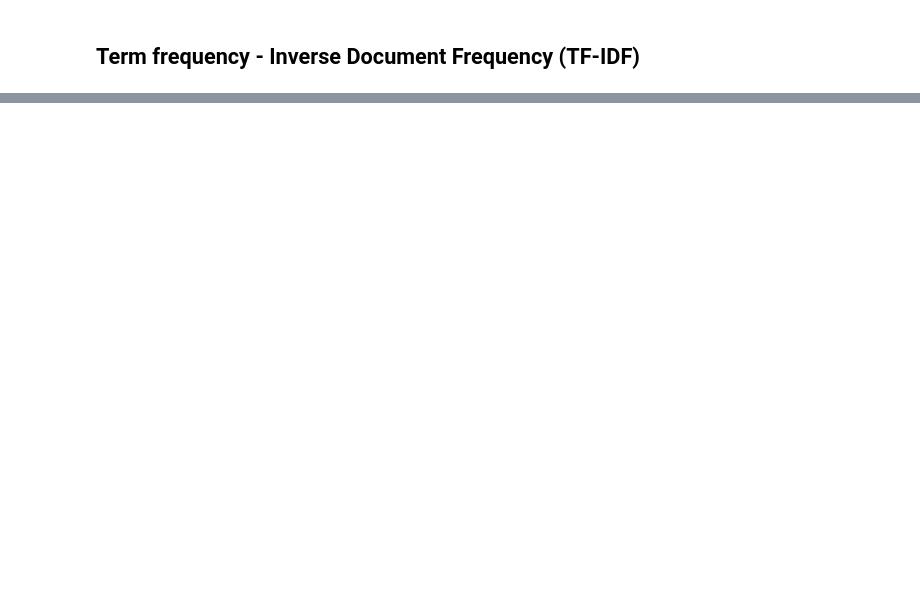
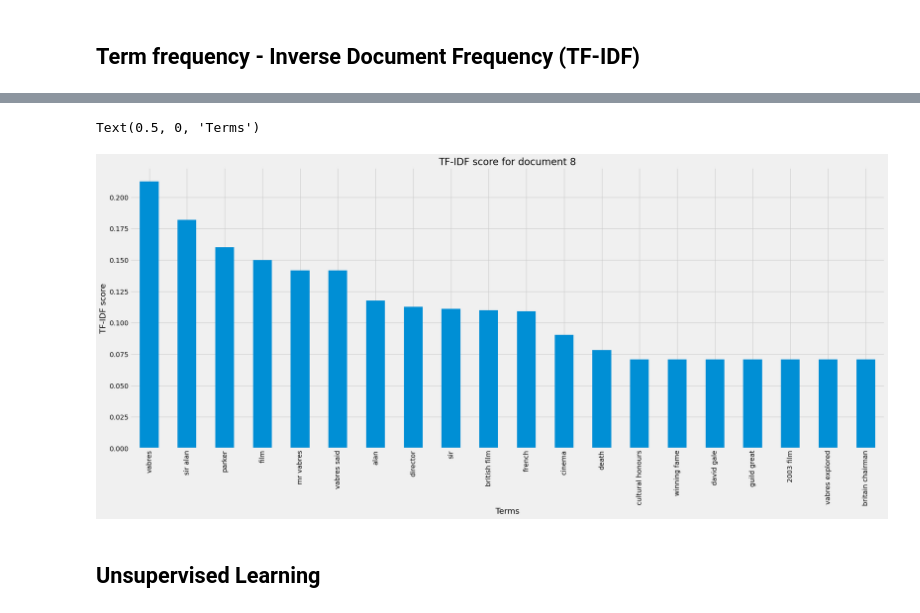
Before and after one commit to cmannnn/bbc_news_classification, a Jupyter notebook: bbc_news_classification.ipynb, the cells around one changed output, grey strips where cells are left out. Drawn from its saved outputs; the diff is of its cells as text; code cells hidden in the pictures; blank space fills up the shorter version.

```diff
--- a/bbc_news_classification.ipynb
+++ b/bbc_news_classification.ipynb
@@ -179,6 +189,6 @@ Name: Text, dtype: object
 # %%
 tfidf = TfidfVectorizer(ngram_range=(1, 2), stop_words='english')
 
-features = tfidf.fit_transform(df_train)
+features = tfidf.fit_transform(df_train_text)
 
 df_tfidf = pd.DataFrame(features.toarray(), columns=tfidf.get_feature_names_out())
@@ -198,5 +212,13 @@ IndexError: single positional indexer is out-of-bounds
 # %%
 plt.style.use('fivethirtyeight')
 fig, ax = plt.subplots(figsize = (25, 10))
 
-plt.bar(sorted_doc_eight_scores)
+sorted_doc_eight_scores[:20].plot(kind = 'bar')
+plt.title('TF-IDF score for document 8')
+plt.ylabel('TF-IDF score')
+plt.xlabel('Terms')
+# %% [output]
+Text(0.5, 0, 'Terms')
+[figure, added]
+# %% [markdown]
+## Unsupervised Learning
```
Also changed, not shown: parts of 33 cells of this notebook.
